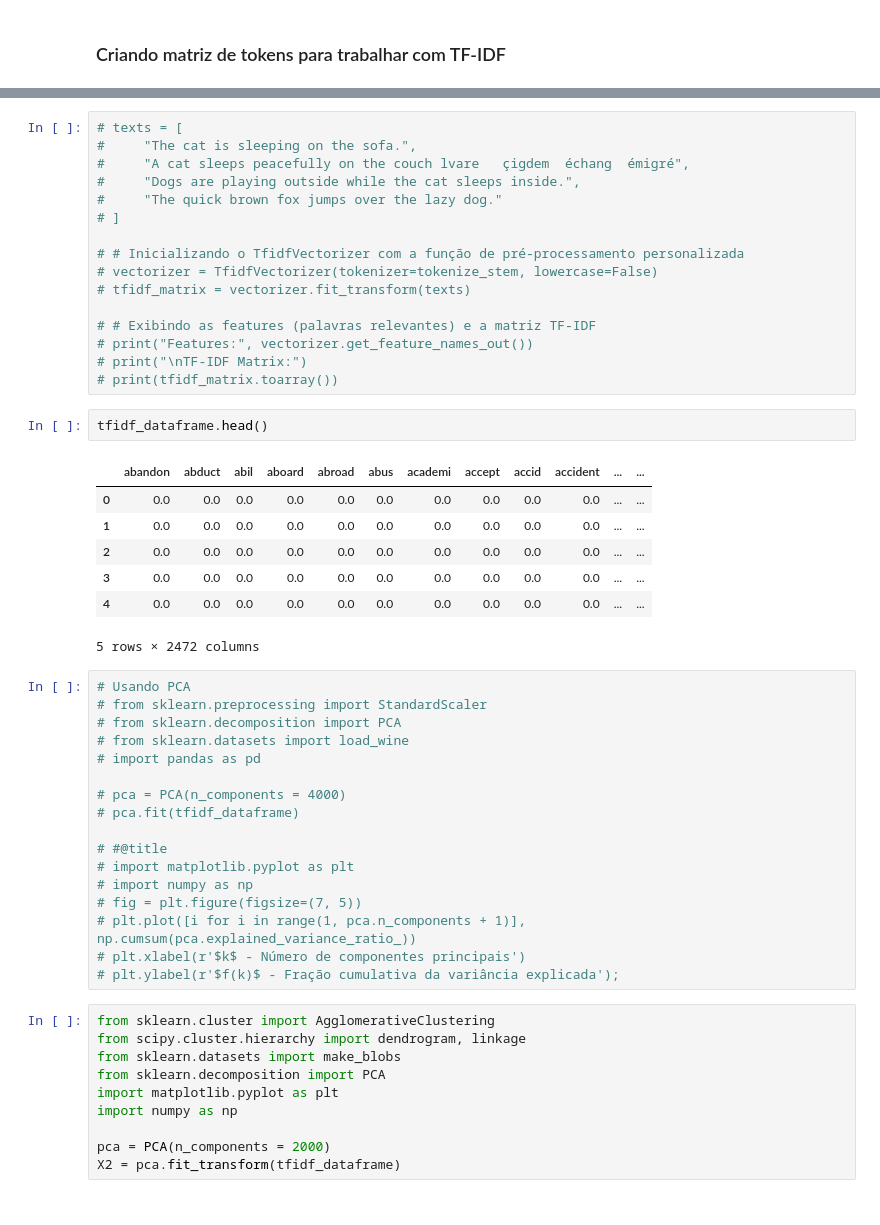
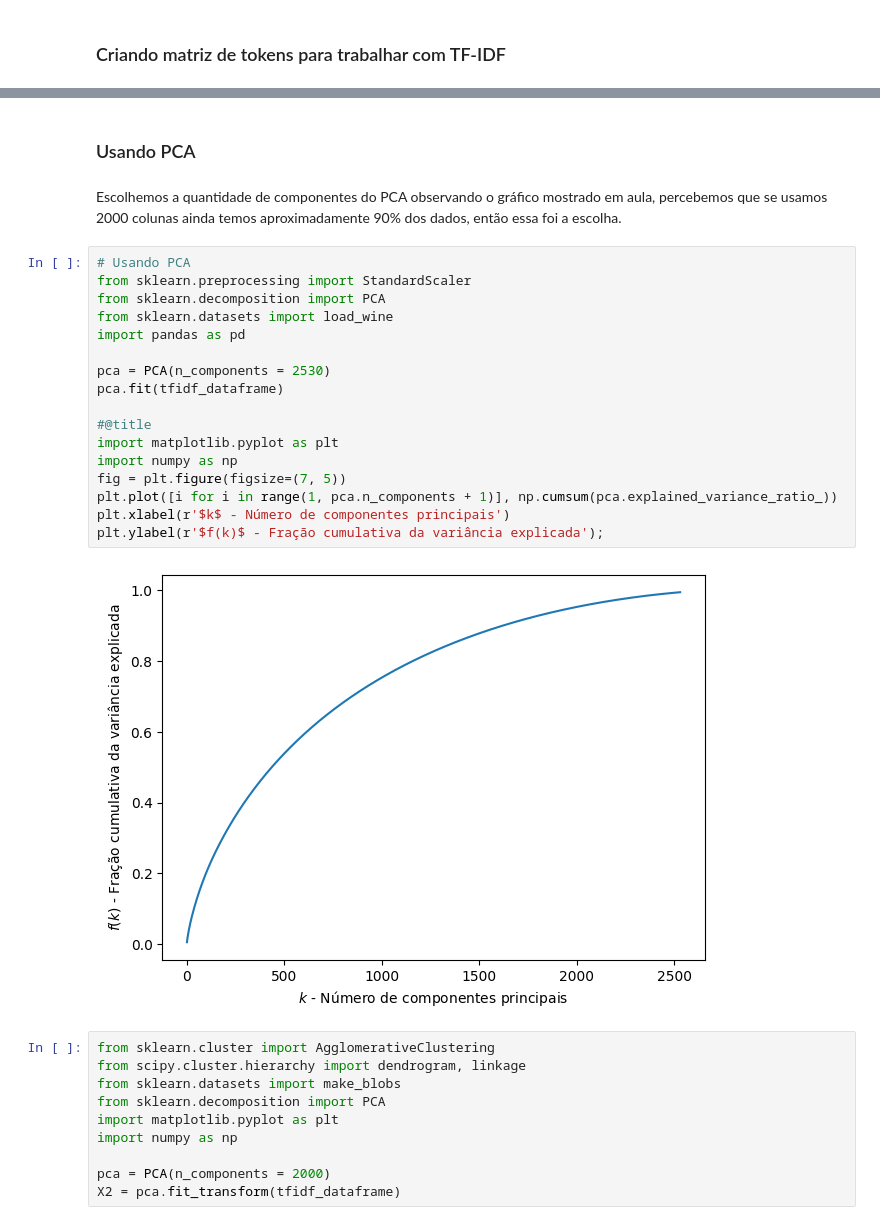
Before and after one commit to alekswheeler/datasci_home_work, a Jupyter notebook: Especificação_2024_2.ipynb, the cells around one changed output, grey strips where cells are left out. Cells and saved outputs as stored; diff of their text form.

```diff
--- a/Especificação_2024_2.ipynb
+++ b/Especificação_2024_2.ipynb
@@ -320,46 +226,26 @@ memory usage: 190.8 MB
-# %%
-# texts = [
-#     "The cat is sleeping on the sofa.",
-#     "A cat sleeps peacefully on the couch lvare	çigdem	échang	émigré",
-#     "Dogs are playing outside while the cat sleeps inside.",
-#     "The quick brown fox jumps over the lazy dog."
-# ]
-
-# # Inicializando o TfidfVectorizer com a função de pré-processamento personalizada
-# vectorizer = TfidfVectorizer(tokenizer=tokenize_stem, lowercase=False)
-# tfidf_matrix = vectorizer.fit_transform(texts)
-
-# # Exibindo as features (palavras relevantes) e a matriz TF-IDF
-# print("Features:", vectorizer.get_feature_names_out())
-# print("\nTF-IDF Matrix:")
-# print(tfidf_matrix.toarray())
-# %%
-tfidf_dataframe.head()
-# %% [output]
-|  | abandon | abduct | abil | aboard | abroad | abus | academi | accept | accid | accident | ... | ... |
-| 0 | 0.0 | 0.0 | 0.0 | 0.0 | 0.0 | 0.0 | 0.0 | 0.0 | 0.0 | 0.0 | ... | ... |
-| 1 | 0.0 | 0.0 | 0.0 | 0.0 | 0.0 | 0.0 | 0.0 | 0.0 | 0.0 | 0.0 | ... | ... |
-| 2 | 0.0 | 0.0 | 0.0 | 0.0 | 0.0 | 0.0 | 0.0 | 0.0 | 0.0 | 0.0 | ... | ... |
-| 3 | 0.0 | 0.0 | 0.0 | 0.0 | 0.0 | 0.0 | 0.0 | 0.0 | 0.0 | 0.0 | ... | ... |
-| 4 | 0.0 | 0.0 | 0.0 | 0.0 | 0.0 | 0.0 | 0.0 | 0.0 | 0.0 | 0.0 | ... | ... |
-5 rows × 2472 columns
+# %% [markdown]
+### Usando PCA
+# %% [markdown]
+Escolhemos a quantidade de componentes do PCA observando o gráfico mostrado em aula, percebemos que se usamos 2000 colunas ainda temos aproximadamente 90% dos dados, então essa foi a escolha.
 # %%
 # Usando PCA
-# from sklearn.preprocessing import StandardScaler
-# from sklearn.decomposition import PCA
-# from sklearn.datasets import load_wine
-# import pandas as pd
+from sklearn.preprocessing import StandardScaler
+from sklearn.decomposition import PCA
+from sklearn.datasets import load_wine
+import pandas as pd
 
-# pca = PCA(n_components = 4000)
-# pca.fit(tfidf_dataframe)
+pca = PCA(n_components = 2530)
+pca.fit(tfidf_dataframe)
 
-# #@title
-# import matplotlib.pyplot as plt
-# import numpy as np
-# fig = plt.figure(figsize=(7, 5))
-# plt.plot([i for i in range(1, pca.n_components + 1)], np.cumsum(pca.explained_variance_ratio_))
-# plt.xlabel(r'$k$ - Número de componentes principais')
-# plt.ylabel(r'$f(k)$ - Fração cumulativa da variância explicada');
+#@title
+import matplotlib.pyplot as plt
+import numpy as np
+fig = plt.figure(figsize=(7, 5))
+plt.plot([i for i in range(1, pca.n_components + 1)], np.cumsum(pca.explained_variance_ratio_))
+plt.xlabel(r'$k$ - Número de componentes principais')
+plt.ylabel(r'$f(k)$ - Fração cumulativa da variância explicada');
+# %% [output]
+[figure, added]
 # %%
 from sklearn.cluster import AgglomerativeClustering
 from scipy.cluster.hierarchy import dendrogram, linkage
```
Also changed, not shown: parts of 67 cells of this notebook.
